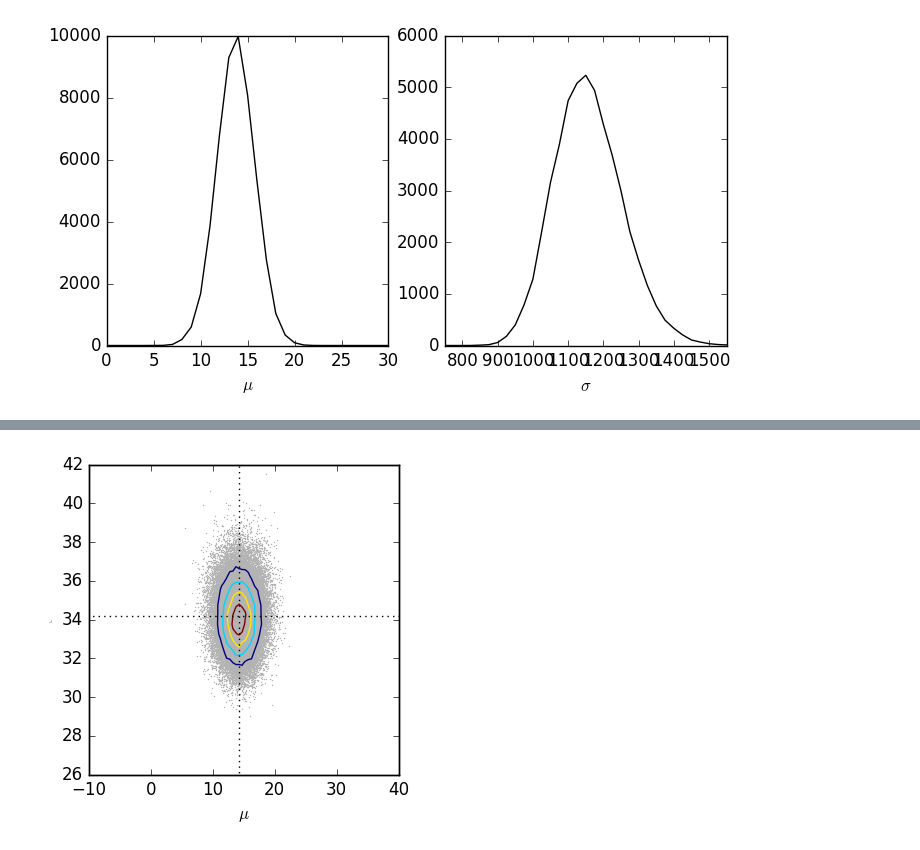
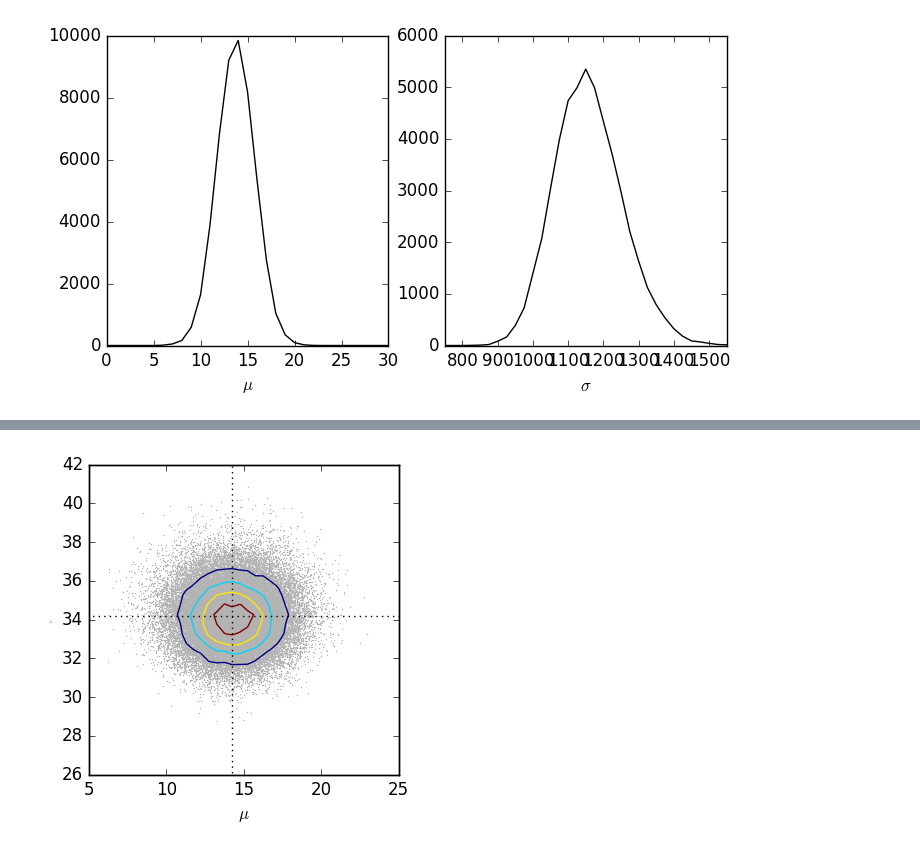
Before and after one commit to liuchaonaoc/Astrostatistics_old2, a Jupyter notebook: MultiParamsModel.ipynb, the cells around one changed output, grey strips where cells are left out. Cells and saved outputs as stored; diff of their text form; code cells hidden in the pictures.

```diff
--- a/MultiParamsModel.ipynb
+++ b/MultiParamsModel.ipynb
@@ -125,33 +125,33 @@ sigma = 34.185+/-1.414
 # %%
 #draw joint posterior distribution for (mu, sigma)
 xgrid = np.arange(-10,40,0.5)
 ygrid = np.arange(25,45,0.5)
 xcenter = (xgrid[:-1]+xgrid[1:])/2,
 ycenter = (ygrid[:-1]+ygrid[1:])/2,
 xmesh, ymesh = np.meshgrid(xcenter, ycenter)
 
 hmusig,xedge,yedge = np.histogram2d(mu.reshape((len(mu),)), \
         np.sqrt(sigma2.reshape((len(sigma2),))), bins=[xgrid,ygrid])
 
 fig = plt.figure(figsize=[4,4])
 ax = fig.add_subplot(111)
 ax.plot(mu,np.sqrt(sigma2),'.',color=[0.7,0.7,0.7],markersize=1)
 ax1 = ax.twinx()
 ax1.contour(xmesh,ymesh,hmusig.T,6,color='r',\
             extent=[xcenter[0],xcenter[-1],ycenter[0],ycenter[-1]])
 ax1.plot([np.mean(mu),np.mean(mu)],[0,100],'k:')
 ax1.plot([-100,100],[np.mean(np.sqrt(sigma2)),np.mean(np.sqrt(sigma2))],'k:')
 ax.set_xlabel(r'$\mu$',fontsize=12)
 ax.set_ylabel(r'\ $\sigma$',fontsize=2)
-ax.set_xlim([-10,40])
+ax.set_xlim([5,25])
 ax.set_ylim([26,42])
-ax1.set_xlim([-10,40])
+ax1.set_xlim([5,25])
 ax1.set_ylim([26,42])
 ax1.set_yticklabels([])
 
 fig.show()
 # %% [output]
-[figure, old version]
+[figure, new version]
 # %%
 # consider a conjugate prior
 
```
Also changed, not shown: parts of 4 cells of this notebook, 1 other file.
